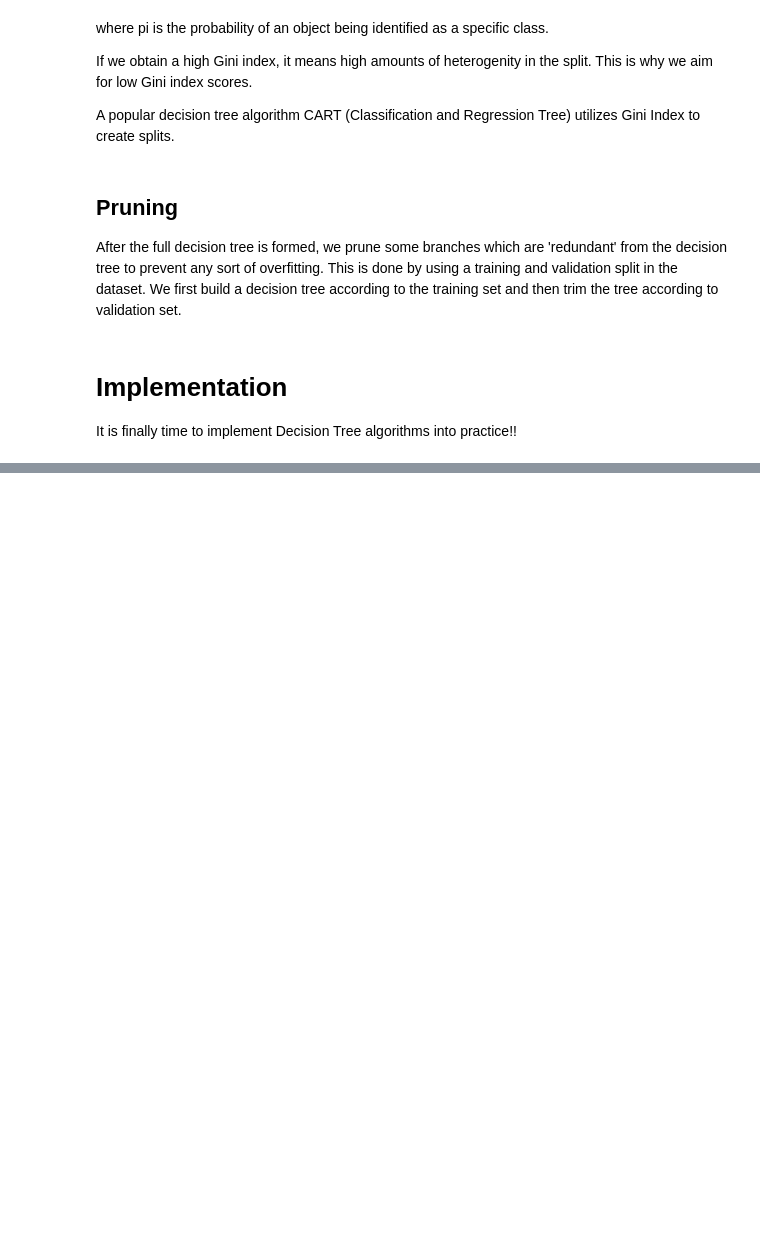
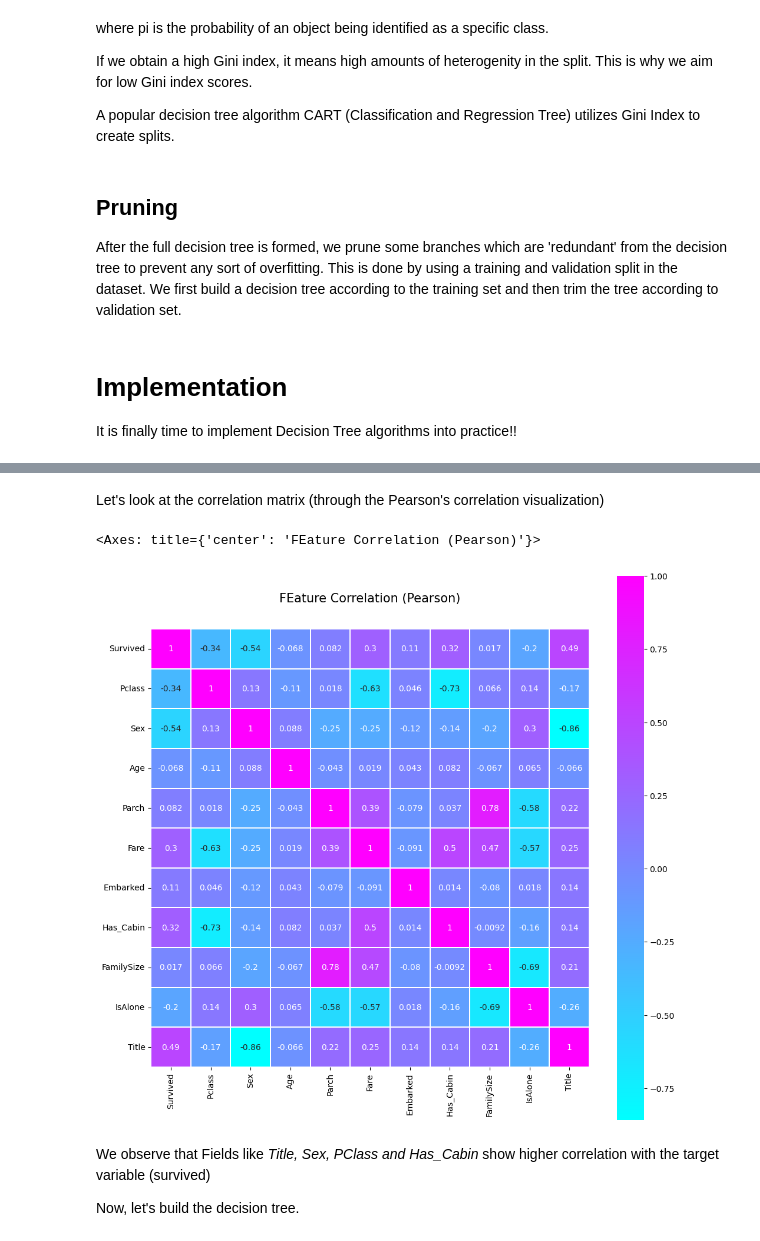
Before and after one commit to snowclipsed/100daysofml, a Jupyter notebook: Day 10/Day 10 Decision Trees.ipynb, the cells around one changed output, grey strips where cells are left out. Cells and saved outputs as stored; diff of their text form; code cells hidden in the pictures; blank space fills up the shorter version.

```diff
--- a/Day 10/Day 10 Decision Trees.ipynb
+++ b/Day 10/Day 10 Decision Trees.ipynb
@@ -118,0 +111,26 @@ from sklearn.metrics import accuracy_score
+# %%
+# Imports needed for the script
+import numpy as np
+import pandas as pd
+import re
+import seaborn as sns
+import matplotlib.pyplot as plt
+%matplotlib inline
+
+from sklearn import tree
+from sklearn.metrics import accuracy_score
+from sklearn.model_selection import KFold
+from sklearn.model_selection import cross_val_score
+from IPython.display import Image as PImage
+from subprocess import check_call
+from PIL import Image, ImageDraw, ImageFont
+
+# Loading the data
+train = pd.read_csv('data/train.csv')
+test = pd.read_csv('data/test.csv')
+
+# Store our test passenger IDs for easy access
+PassengerId = test['PassengerId']
+
+# Showing overview of the train dataset
+train.head(3)
@@ -118,0 +248,15 @@ from sklearn.metrics import accuracy_score
+# %% [markdown]
+Let's look at the correlation matrix (through the Pearson's correlation visualization)
+# %%
+colormap = plt.cm.cool
+plt.figure(figsize=(12,12))
+plt.title('FEature Correlation (Pearson)', y=1.05, size=15)
+sns.heatmap(train.astype(float).corr(),linewidths=0.1,vmax=1.0, square=True, cmap=colormap, linecolor='white', annot=True)
+# %% [output]
+<Axes: title={'center': 'FEature Correlation (Pearson)'}>
+[figure, added]
+# %% [markdown]
+We observe that Fields like *Title, Sex, PClass and Has_Cabin* show higher correlation with the target variable (survived)
+
+
+Now, let's build the decision tree.
```
Also changed, not shown: parts of 7 cells of this notebook, 3 other files.
